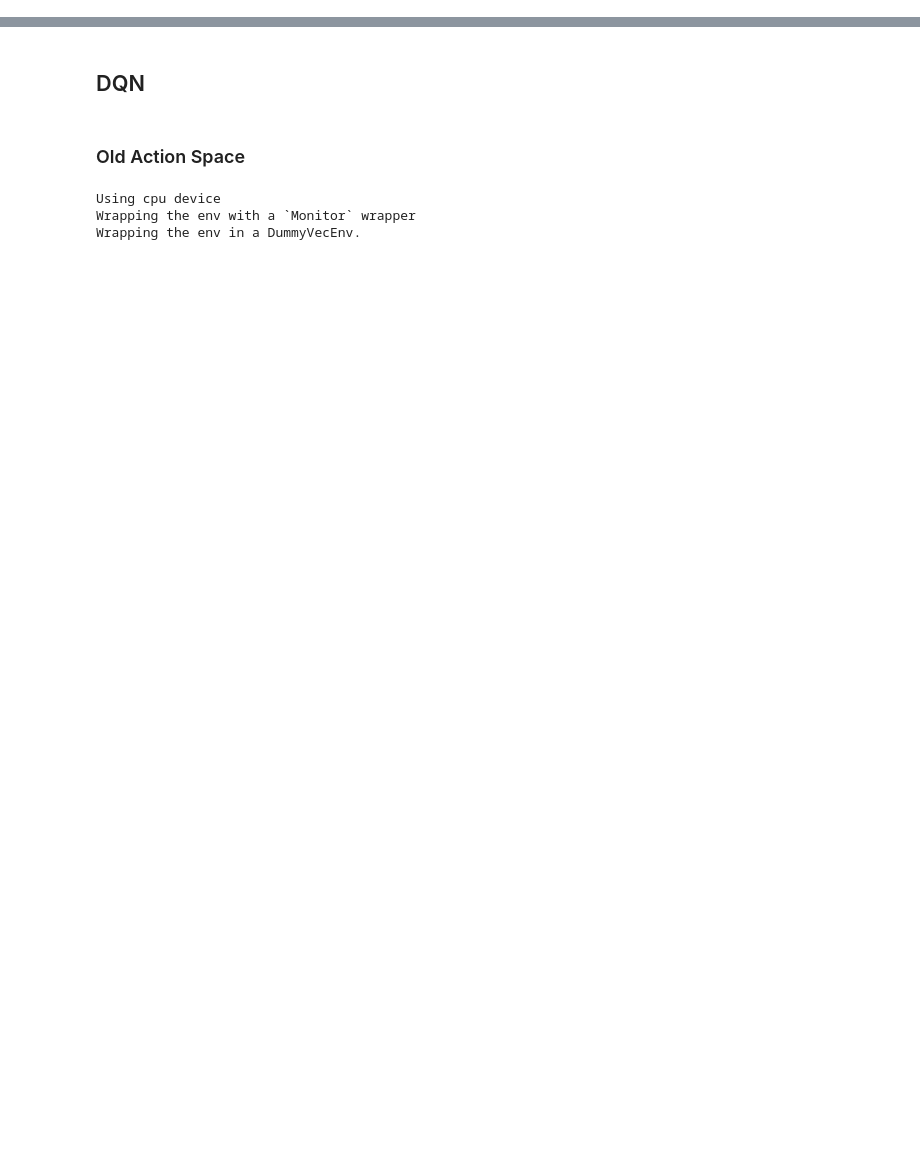
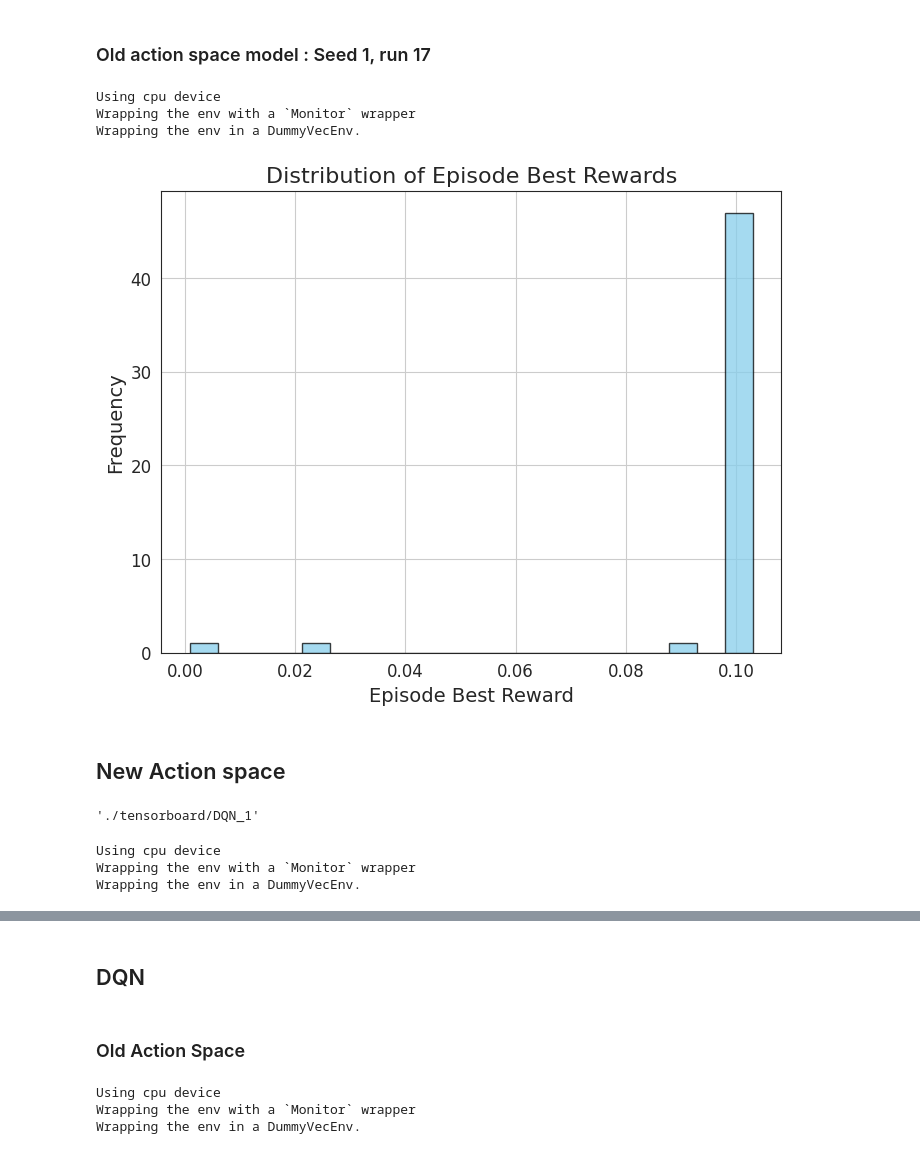
Before and after one commit to apoorv-s/Optimal-Experimental-Design-using-RL, a Jupyter notebook: Adv2D.ipynb, the cells around one changed output, grey strips where cells are left out. Drawn from its saved outputs; the diff is of its cells as text; code cells hidden in the pictures; blank space fills up the shorter version.

```diff
--- a/Adv2D.ipynb
+++ b/Adv2D.ipynb
@@ -11,0 +23,36 @@ from pde.AdvectionEquation import *
+# %% [markdown]
+### Old action space model : Seed 1, run 17
+# %%
+seed = 1
+run_num = 17
+model_name = f'trained_model/Adv_old/Advection2D_old_dqn_{run_num}_seed_{seed}.zip'
+config_path = f'trained_model/Adv_old/Advection2D_old_dqn_{run_num}_seed_{seed}_config.pt'
+# %%
+configs = torch.load(config_path, weights_only=False)
+
+# Access individual configs
+gym_config = configs["gym_config"]
+dqn_config = configs["dqn_config"]
+tensorboard_dir = configs["tensorboard_log"]
+# %%
+gym_config.old_action_space = True
+dqn_old = DQN_OED(seed, pde_system, gym_config, dqn_config, verbose=1)
+dqn_old.load(model_name)
+# %% [output]
+Using cpu device
+Wrapping the env with a `Monitor` wrapper
+Wrapping the env in a DummyVecEnv.
+# %%
+old_a_all_ep_rewards, old_a_best_rewards, old_a_optimal_states_all = dqn_old.evaluate(50)
+# %%
+plt.figure(figsize=(8, 6))
+plt.hist(old_a_best_rewards, bins=20, color='skyblue', edgecolor='black', alpha=0.75)
+plt.xlabel('Episode Best Reward')
+plt.ylabel('Frequency')
+plt.title('Distribution of Episode Best Rewards')
+plt.grid(True)
+plt.show()
+# %% [output]
+[figure, added]
+# %% [markdown]
+## New Action space
@@ -11,0 +71,12 @@ from pde.AdvectionEquation import *
+# %%
+tensorboard_dir
+# %% [output]
+'./tensorboard/DQN_1'
+# %%
+gym_config.old_action_space = False
+dqn_new = DQN_OED(seed, pde_system, gym_config, dqn_config, verbose=1)
+dqn_new.load(model_name)
+# %% [output]
+Using cpu device
+Wrapping the env with a `Monitor` wrapper
+Wrapping the env in a DummyVecEnv.
```
Also changed, not shown: parts of 34 cells of this notebook, 7 other files.
